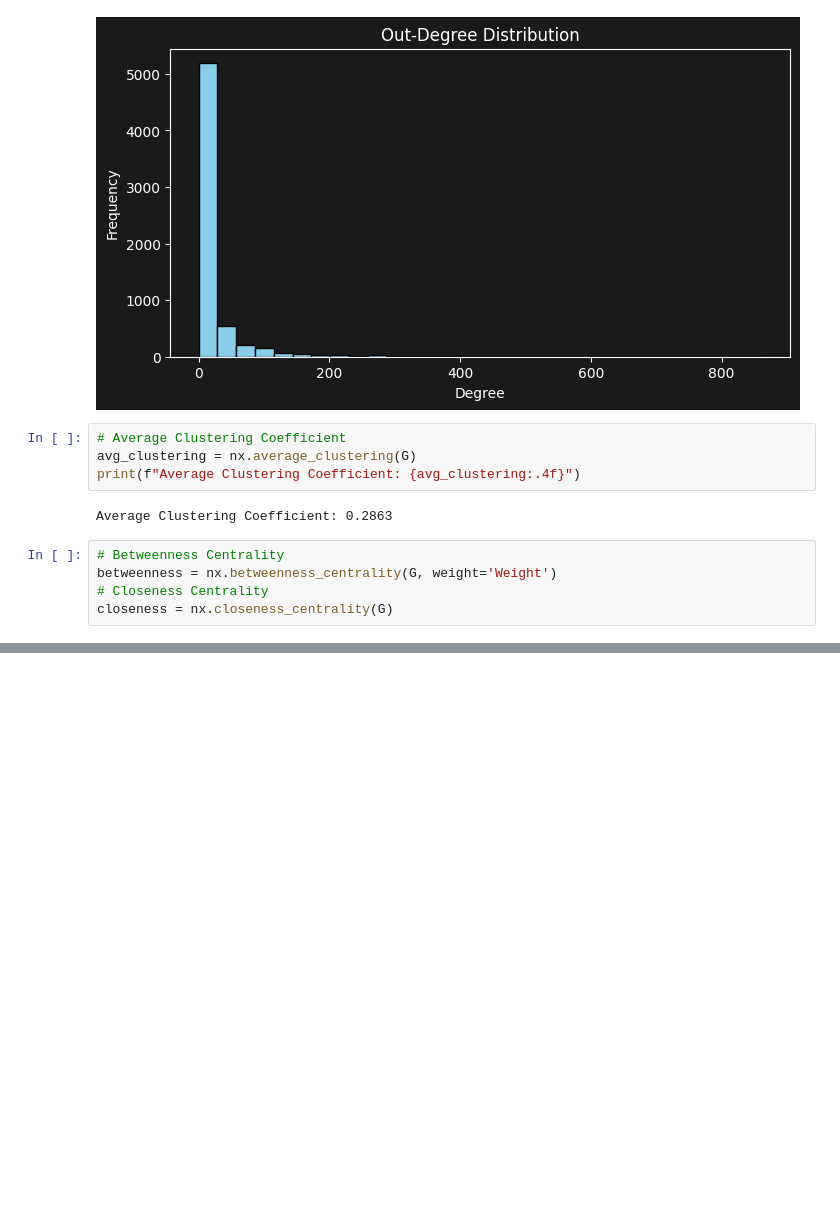
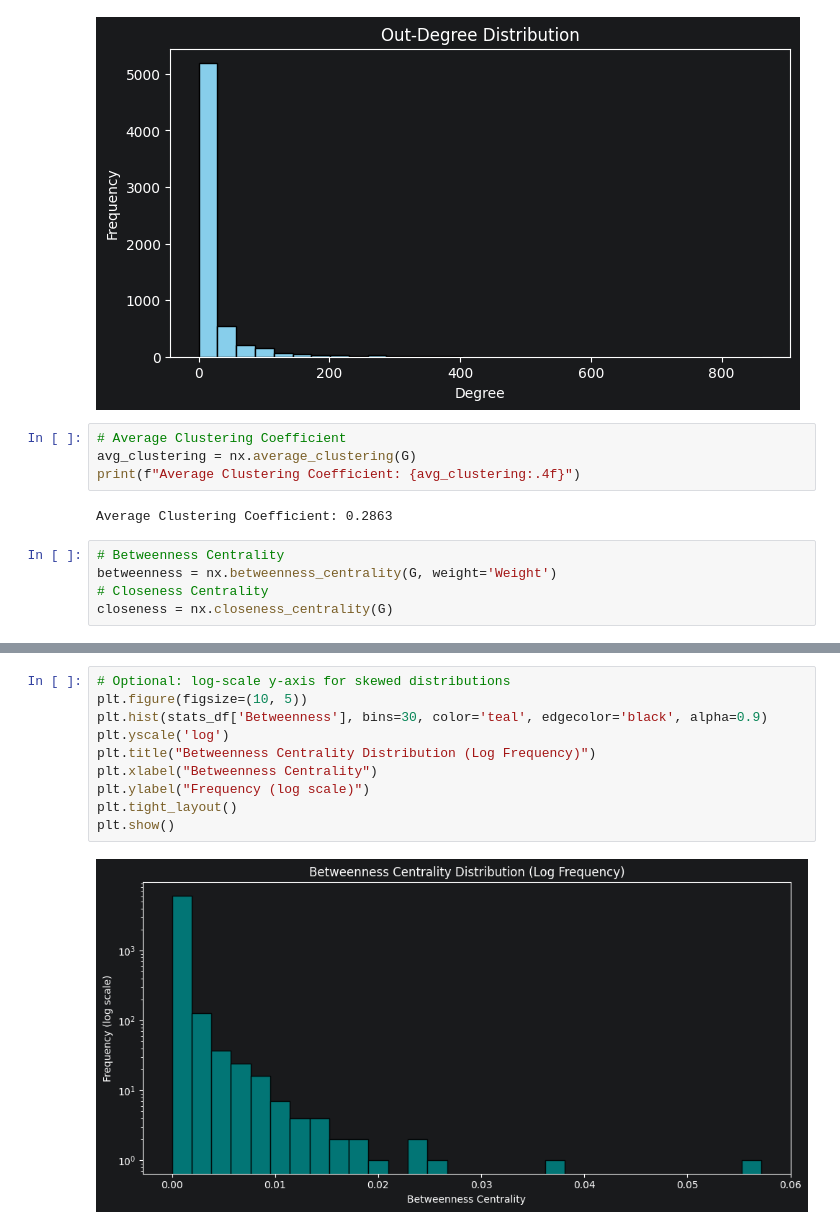
Before and after one commit to SrujanaJasmine/Spy-Networks-Covert-Communication-Patterns-in-Social-Media, a Jupyter notebook: DMSN_task1.ipynb, the cells around one changed output, grey strips where cells are left out. Saved outputs shown, nothing was run; the diff lists cells and outputs as text; blank space fills up the shorter version.

```diff
--- a/DMSN_task1.ipynb
+++ b/DMSN_task1.ipynb
@@ -140,3 +194,15 @@ plt.show()
+# %%
+# Optional: log-scale y-axis for skewed distributions
+plt.figure(figsize=(10, 5))
+plt.hist(stats_df['Betweenness'], bins=30, color='teal', edgecolor='black', alpha=0.9)
+plt.yscale('log')
+plt.title("Betweenness Centrality Distribution (Log Frequency)")
+plt.xlabel("Betweenness Centrality")
+plt.ylabel("Frequency (log scale)")
+plt.tight_layout()
+plt.show()
+# %% [output]
+[figure, added]
 # %%
 plt.figure(figsize=(10, 5))
 plt.hist(stats_df['Closeness'], bins=30, color='blueviolet', edgecolor='black', alpha=0.9)
```
Also changed, not shown: parts of 7 cells of this notebook.
